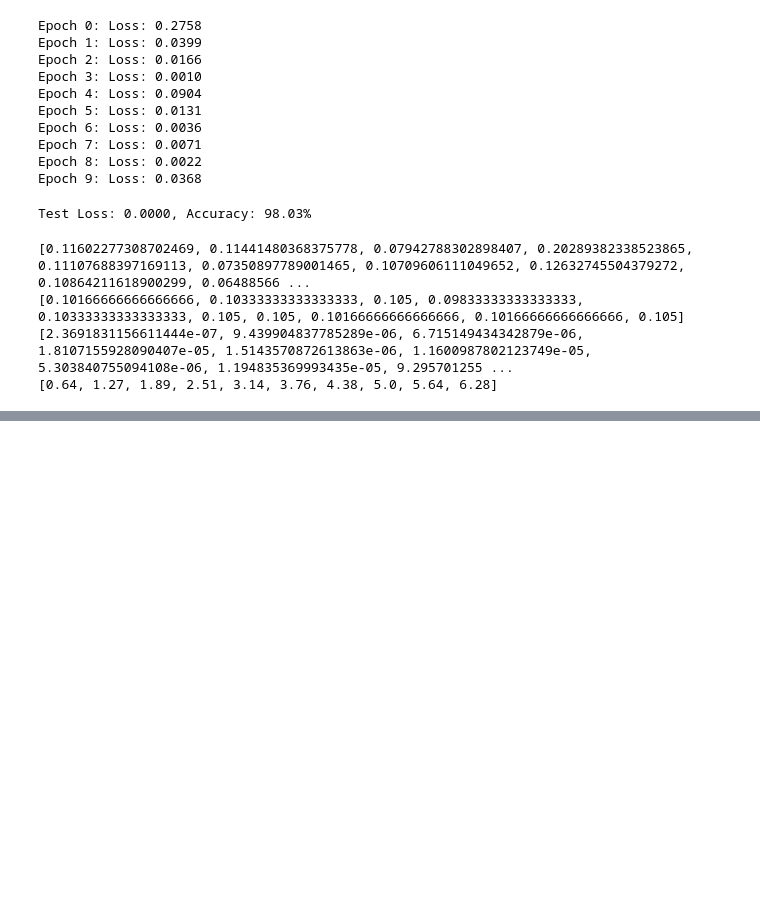
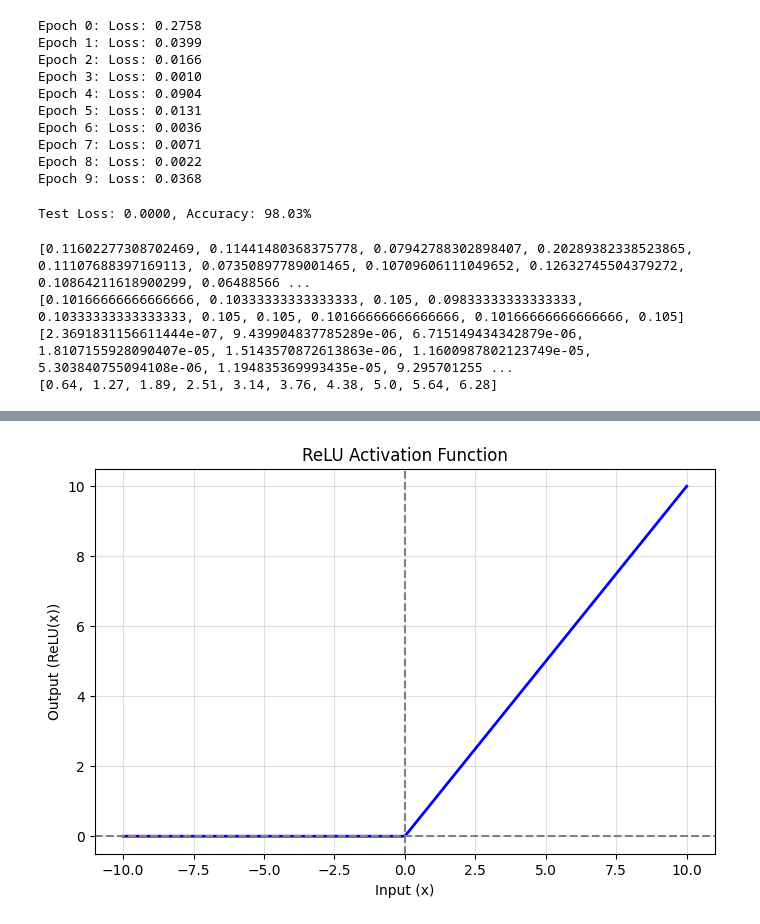
Before and after one commit to DomenickD/DataScience-IEX-USF, a Jupyter notebook: Neural_Networks/letters_nn.ipynb, the cells around one changed output, grey strips where cells are left out. Drawn from its saved outputs; the diff is of its cells as text; code cells hidden in the pictures; blank space fills up the shorter version.

```diff
--- a/Neural_Networks/letters_nn.ipynb
+++ b/Neural_Networks/letters_nn.ipynb
@@ -152,0 +153,19 @@ plt.show()
+# %%
+# Create input values
+x = np.linspace(-10, 10, 400)  # Range from -10 to 10 with 400 points for smoothness
+
+# Calculate ReLU output
+y = np.maximum(0, x)
+
+# Plotting
+plt.figure(figsize=(8, 5))  # Optional: Set figure size
+plt.plot(x, y, color='blue', linewidth=2)
+plt.title('ReLU Activation Function')
+plt.xlabel('Input (x)')
+plt.ylabel('Output (ReLU(x))')
+plt.axhline(0, color='gray', linestyle='dashed')  # Dashed line at y=0
+plt.axvline(0, color='gray', linestyle='dashed')  # Dashed line at x=0
+plt.grid(alpha=0.4)   # Add a light grid
+plt.show()
+# %% [output]
+[figure, added]
```
Also changed, not shown: parts of 1 cell of this notebook.
